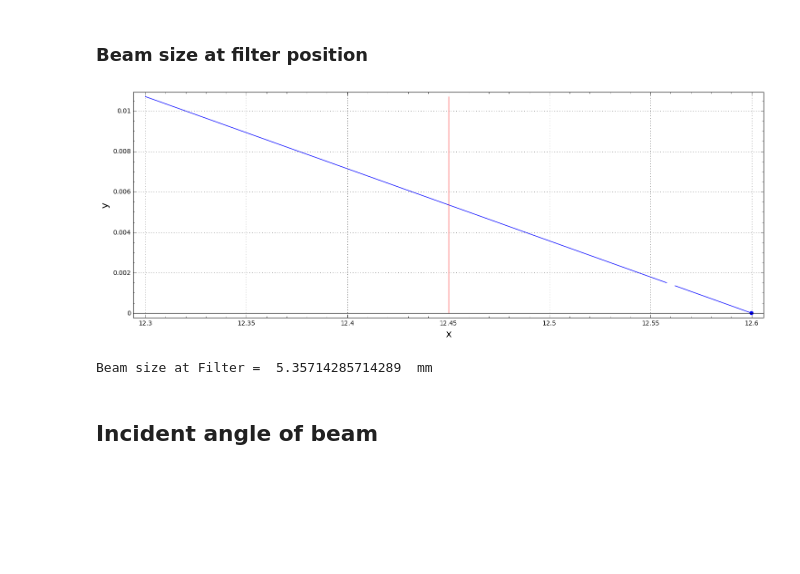
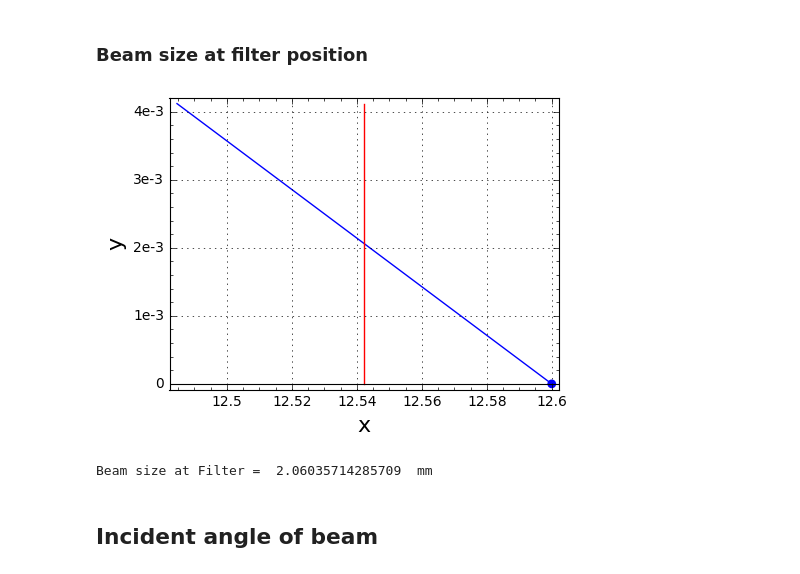
Before and after one commit to sylvielsstfr/AtmGratingOptics, a Jupyter notebook: AuxTelOptGeom_CTIO_sagenb.ipynb, the cells around one changed output. Cells and saved outputs as stored; diff of their text form; code cells hidden in the pictures; blank space fills up the shorter version.

```diff
--- a/AuxTelOptGeom_CTIO_sagenb.ipynb
+++ b/AuxTelOptGeom_CTIO_sagenb.ipynb
@@ -51,7 +52,7 @@ Ronchi_N=Ronchi_size/Ronchi_a   # total number of lines
 # %% [markdown]
 #### Filter
 # %%
-Filt_D=0.15 # m distance of the filter position wrt CCD plane
+Filt_D=0.05769 # m distance of the filter position wrt CCD plane
 Filt_size=3*inch_to_mm
 # %% [markdown]
 #### CCD Detector
@@ -78,18 +79,18 @@ def y(x,z):
 # %%
 Ymax=Y(Tel_Focal_Length-2*Filt_D)
 FocalP=point((Tel_Focal_Length, 0), size=40)
 p1=plot(Y(x),(x,Tel_Focal_Length-2*Filt_D,Tel_Focal_Length),figsize=(15,8),frame=True,gridlines=True,axes_labels=['x','y'])
 Filter=line( [(Tel_Focal_Length-Filt_D,0),(Tel_Focal_Length-Filt_D,Ymax)], color="red",thickness=1)
 p=FocalP+p1+Filter
-show(p, figsize=15,aspect_ratio=10)
+show(p, figsize=5,aspect_ratio=None)
 # %% [output]
-[figure, old version]
+[figure, new version]
 # %%
 YatFilter=Ymax=Y(Tel_Focal_Length-Filt_D)
 # %%
 print "Beam size at Filter = ",YatFilter*m_to_mm,' mm'
 # %% [output]
-Beam size at Filter =  5.35714285714289  mm
+Beam size at Filter =  2.06035714285709  mm
 # %% [markdown]
 ## Incident angle of beam
 # %%
```
Also changed, not shown: parts of 22 cells of this notebook.
